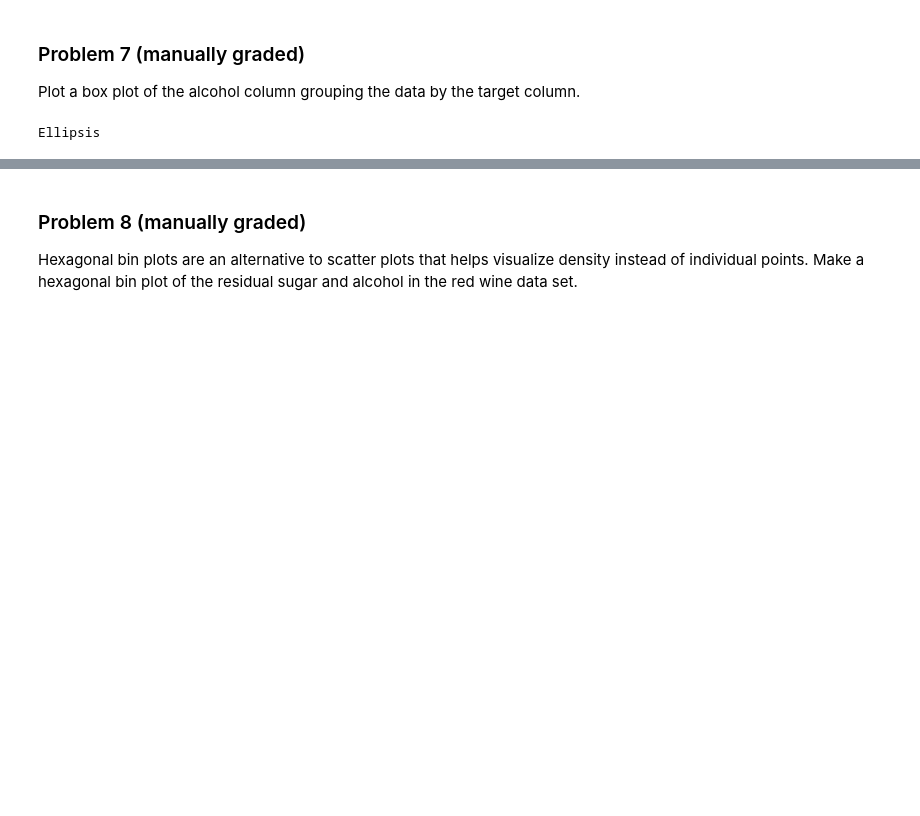
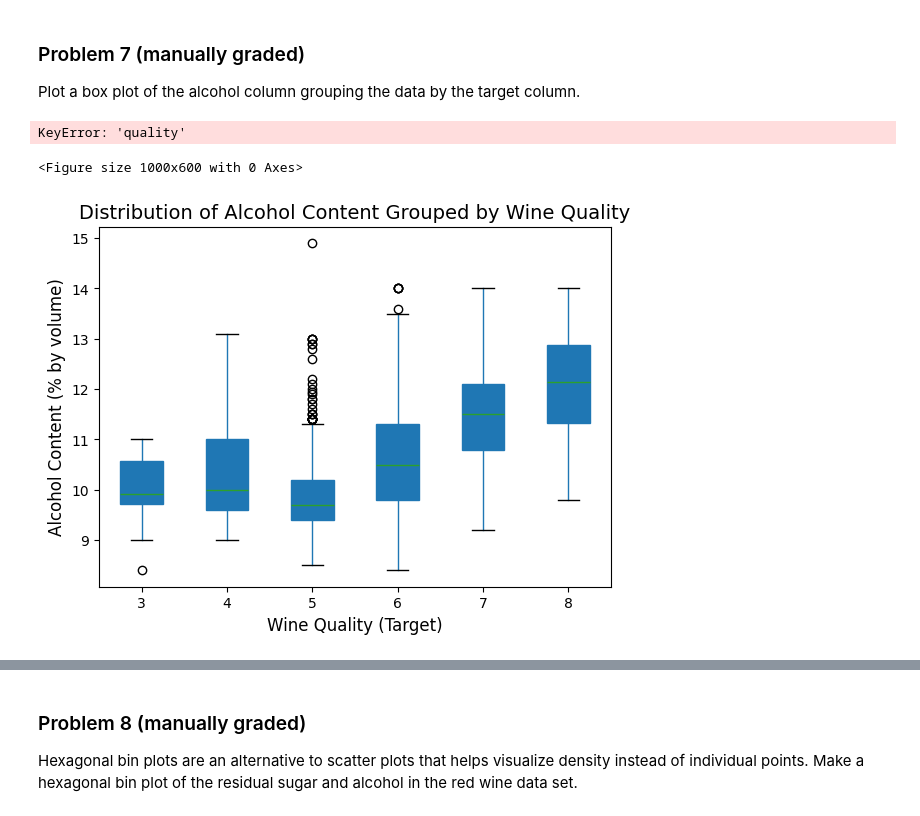
Before and after one commit to rajviu/dx602-homework-10, a Jupyter notebook: homework.ipynb, the cells around one changed output, grey strips where cells are left out. Drawn from its saved outputs; the diff is of its cells as text; code cells hidden in the pictures; blank space fills up the shorter version.

```diff
--- a/homework.ipynb
+++ b/homework.ipynb
@@ -218,12 +218,26 @@ Ellipsis
 ### Problem 7 (manually graded)
 
 Plot a box plot of the alcohol column grouping the data by the target column.
-# %%
-# YOUR CHANGES HERE
-
-...
-# %% [output]
-Ellipsis
+# %%
+# YOUR CHANGES HERE
+
+plt.figure(figsize=(10, 6))
+
+red_wine.boxplot(column='alcohol', by='target', grid=False,
+                showfliers=True, patch_artist=True) # showfliers=True to include outliers
+
+# Customize the plot for clarity
+plt.title('Distribution of Alcohol Content Grouped by Wine Quality', fontsize=14)
+plt.suptitle('') # Suppress the default Pandas title
+plt.xlabel('Wine Quality (Target)', fontsize=12)
+plt.ylabel('Alcohol Content (% by volume)', fontsize=12)
+plt.xticks(sorted(red_wine['quality'].unique()))
+
+plt.show()
+# %% [output]
+KeyError: 'quality'
+<Figure size 1000x600 with 0 Axes>
+[figure, added]
 # %% [markdown]
 <div style="page-break-after: always;"></div>
 # %% [markdown]
```
Also changed, not shown: parts of 23 cells of this notebook, 1 other file.
